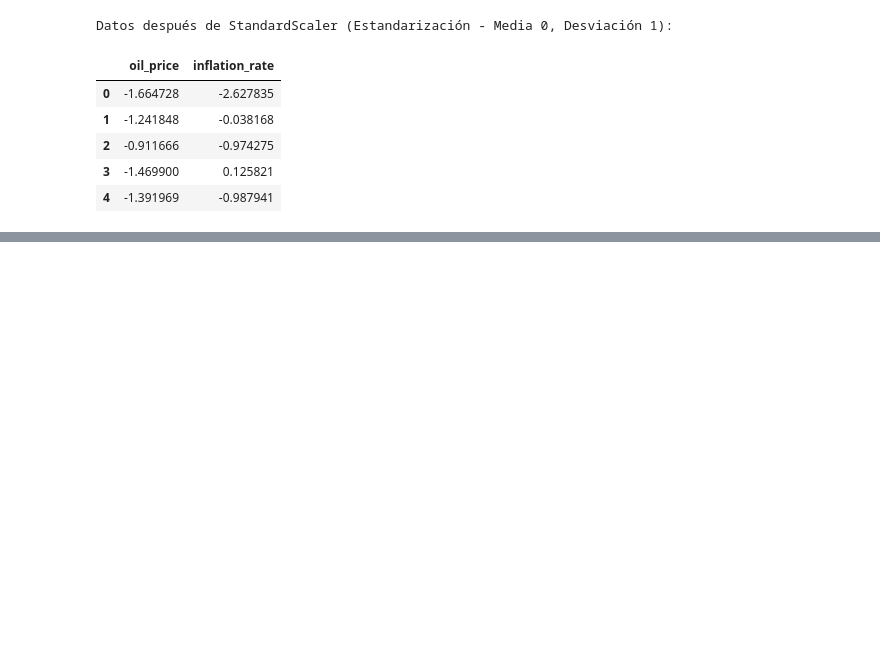
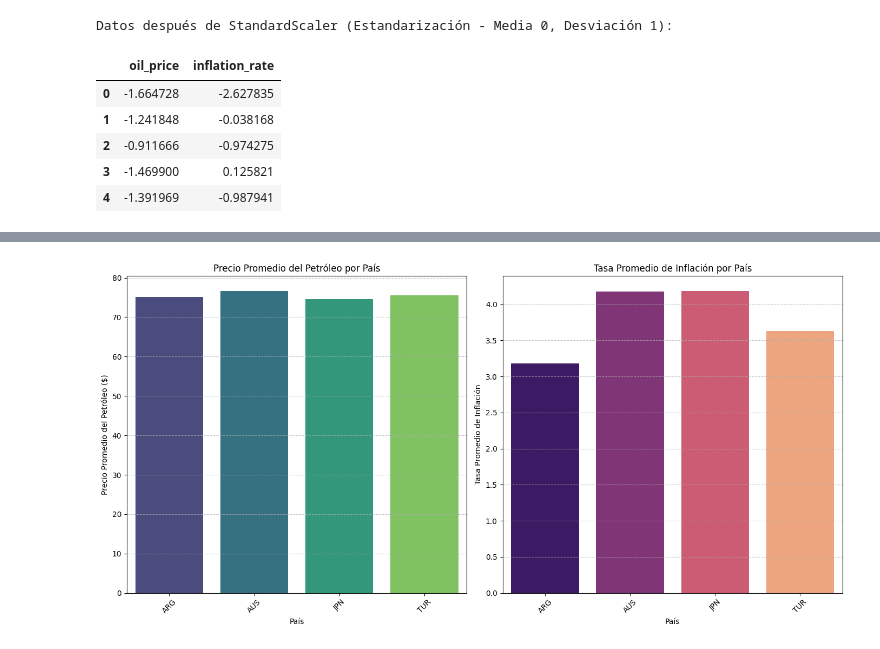
Before and after one commit to Linzdhx/Mineria_datos_covid, a Jupyter notebook: Mineria_datos_covid.ipynb, the cells around one changed output, grey strips where cells are left out. Saved outputs shown, nothing was run; the diff lists cells and outputs as text; code cells hidden in the pictures; blank space fills up the shorter version.

```diff
--- a/Mineria_datos_covid.ipynb
+++ b/Mineria_datos_covid.ipynb
@@ -359,4 +445,0 @@ ord_enc = OrdinalEncoder(categories=categorias)
-# %%
-# Inventamos una columna para el ejemplo basado en notas
-df['Riesgo'] = pd.cut(df['inflation_rate'], bins=3, labels=['Baja', 'Media', 'Alta'])
-df['Riesgo_Cod'] = ord_enc.fit_transform(df[['Riesgo']])
@@ -427,0 +456,11 @@ Ejemplo de codificación (primeras 5): [17 17 17 17 17]
+# %%
+# 1. Definir los nuevos países seleccionados
+new_selected_countries = ['ARG', 'TUR', 'JPN', 'AUS']
+
+# 2. Filtrar el DataFrame para incluir solo estos países
+df_filtered_new = df[df['country'].isin(new_selected_countries)].copy()
+
+# 3. Aplicar One-Hot Encoding a la columna 'country' (opcional, si se usara en un modelo)
+df_encoded_countries_new = pd.get_dummies(df_filtered_new, columns=['country'], prefix='country', drop_first=False)
+
+display(df_encoded_countries_new.head())
@@ -427,0 +474,5 @@ Ejemplo de codificación (primeras 5): [17 17 17 17 17]
+# %%
+# 4. Analizar el promedio de 'oil_price' y 'inflation_rate' por país
+country_impact_analysis_new = df_filtered_new.groupby('country')[['oil_price', 'inflation_rate']].mean().reset_index()
+
+display(country_impact_analysis_new)
@@ -427,0 +485,24 @@ Ejemplo de codificación (primeras 5): [17 17 17 17 17]
+# %%
+# 5. Visualizar los resultados con gráficos de barras
+plt.figure(figsize=(14, 7))
+
+plt.subplot(1, 2, 1) # 1 fila, 2 columnas, primer gráfico
+sns.barplot(x='country', y='oil_price', data=country_impact_analysis_new, palette='viridis', hue='country', legend=False)
+plt.title('Precio Promedio del Petróleo por País')
+plt.xlabel('País')
+plt.ylabel('Precio Promedio del Petróleo ($)')
+plt.xticks(rotation=45)
+plt.grid(axis='y', linestyle='--', alpha=0.7)
+
+plt.subplot(1, 2, 2) # 1 fila, 2 columnas, segundo gráfico
+sns.barplot(x='country', y='inflation_rate', data=country_impact_analysis_new, palette='magma', hue='country', legend=False)
+plt.title('Tasa Promedio de Inflación por País')
+plt.xlabel('País')
+plt.ylabel('Tasa Promedio de Inflación')
+plt.xticks(rotation=45)
+plt.grid(axis='y', linestyle='--', alpha=0.7)
+
+plt.tight_layout()
+plt.show()
+# %% [output]
+[figure, added]
```
Also changed, not shown: parts of 98 cells of this notebook.
